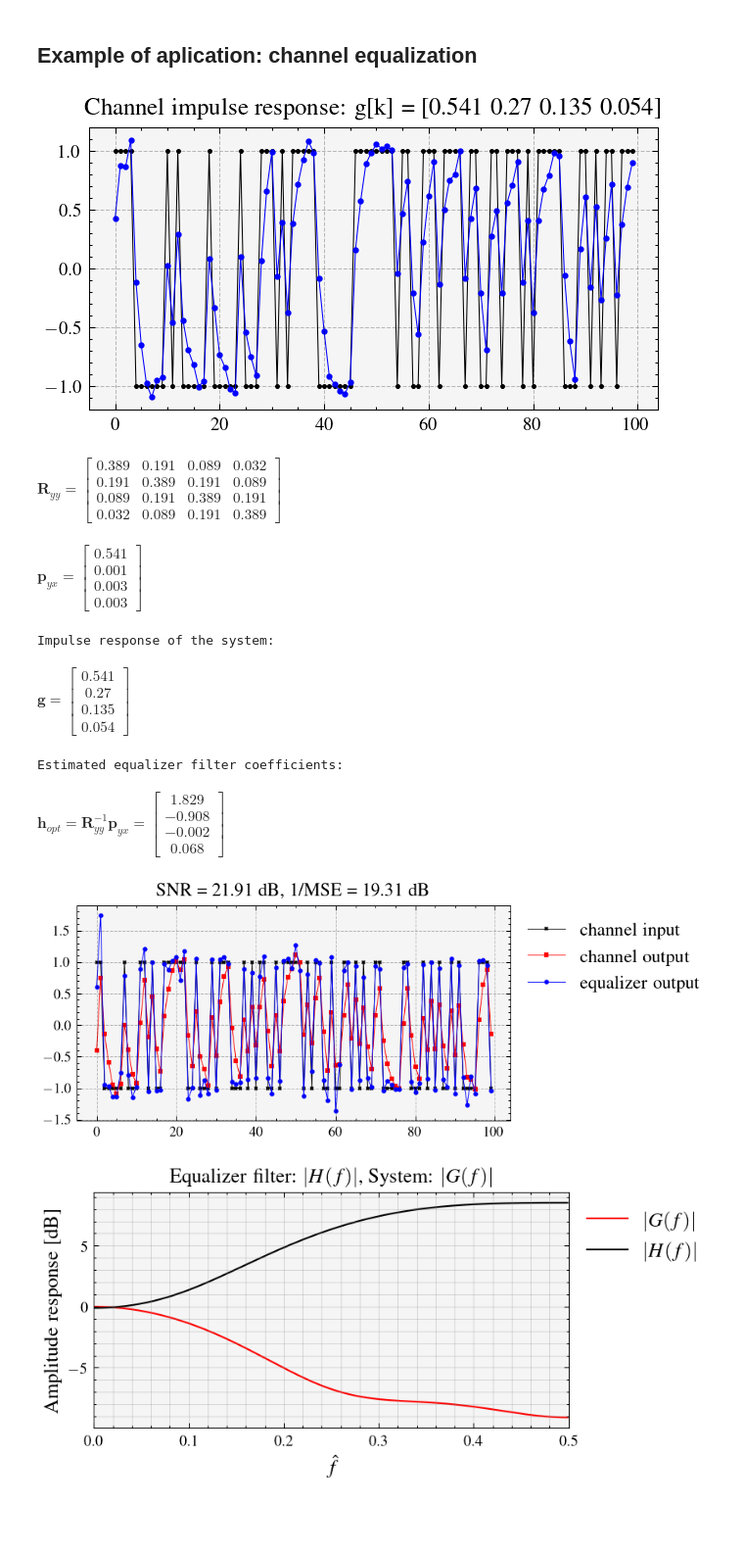
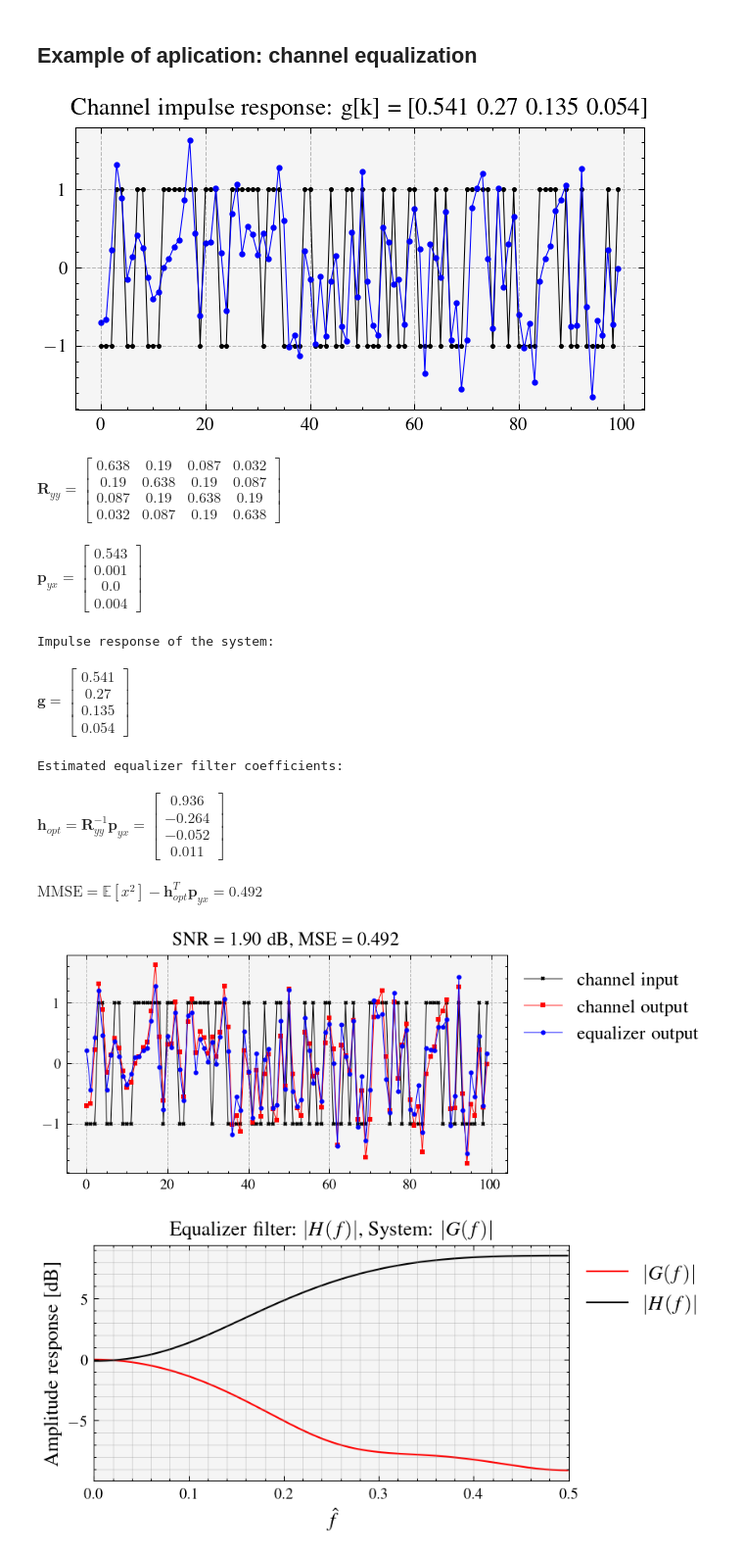
Before and after one commit to edsonportosilva/AdaptiveSignalProcessing, a Jupyter notebook: notebooks/4. Wiener filter.ipynb, the cells around one changed output. Shown at 98% size. Saved outputs shown, nothing was run; the diff lists cells and outputs as text; code cells hidden in the pictures; blank space fills up the shorter version.

```diff
--- a/notebooks/4. Wiener filter.ipynb
+++ b/notebooks/4. Wiener filter.ipynb
@@ -194,56 +197,59 @@ $\displaystyle \boldsymbol{h}_{opt} =  \boldsymbol{R}_{xx}^{-1}\boldsymbol{p}_{x
 ## Example of aplication: channel equalization
 # %%
 nsamples = 100000
-σ2 = 0.0025 # noise variance
+σ2 = 0.25 # noise variance
 
 # Define input signal to the system
 x = 2*np.random.randint(0, 2, nsamples)-1
 
 # Define impulse response of the system
 g = np.array([1, 0.5, 0.25, 0.1])
 g = g/np.sum(g)
 
 # Convolve input signal with system's impulse response
 y = np.convolve(x, g,'same')
 y = np.roll(y, 1) # remove input-output delay
 
 # Generate noise and add noise to the systens output
 n = np.random.normal(0, np.sqrt(σ2), nsamples)
 y += n
 
 plt.plot(x[0:100],'-*k', label='system input')
 plt.plot(y[0:100],'-ob', label='system output');
 plt.title(f'Channel impulse response: g[k] = {g.round(3)}');
 
 plt.grid()
 # %% [output]
-[figure, old version]
+[figure, new version]
 # %%
 # Estimate correlation matrix R = E[y*y.T]
 R = estimate_correlation_matrix(y, 4)
 
 symdisp('\\boldsymbol{R}_{yy} = ', sp.Matrix(R), numDig=3)
 # %% [output]
-$\displaystyle \boldsymbol{R}_{yy} = \left[\begin{matrix}0.389 & 0.191 & 0.089 & 0.032\\0.191 & 0.389 & 0.191 & 0.089\\0.089 & 0.191 & 0.389 & 0.191\\0.032 & 0.089 & 0.191 & 0.389\end{matrix}\right]\;\mathrm{ }$
+$\displaystyle \boldsymbol{R}_{yy} = \left[\begin{matrix}0.638 & 0.19 & 0.087 & 0.032\\0.19 & 0.638 & 0.19 & 0.087\\0.087 & 0.19 & 0.638 & 0.19\\0.032 & 0.087 & 0.19 & 0.638\end{matrix}\right]\;\mathrm{ }$
 # %%
 # Estimate cross correlation matrix R = E[x*y]
 p = estimate_cross_correlation(y, x, 4)
 
 symdisp('\\boldsymbol{p}_{yx} = ', sp.Matrix(p), numDig=3)
 # %% [output]
-$\displaystyle \boldsymbol{p}_{yx} = \left[\begin{matrix}0.541\\0.001\\0.003\\0.003\end{matrix}\right]\;\mathrm{ }$
+$\displaystyle \boldsymbol{p}_{yx} = \left[\begin{matrix}0.543\\0.001\\0.0\\0.004\end{matrix}\right]\;\mathrm{ }$
 # %%
 h_opt = np.linalg.inv(R)@p
+mmse = np.mean(x**2) - (h_opt.T)@p
 
 print('Impulse response of the system:')
 symdisp('\\boldsymbol{g} = ', sp.Matrix(g), numDig=3)
 print('Estimated equalizer filter coefficients:')
 symdisp('\\boldsymbol{h}_{opt} =  \\boldsymbol{R}_{yy}^{-1}\\boldsymbol{p}_{yx} =', sp.Matrix(h_opt), numDig=3)
+symdisp('\\mathrm{MMSE} = \\mathbb{E}[x^2] - \\boldsymbol{h}_{opt}^{T}\\boldsymbol{p}_{yx} =', sp.Matrix([mmse])[0], numDig=3)
 # %% [output]
 Impulse response of the system:
 $\displaystyle \boldsymbol{g} = \left[\begin{matrix}0.541\\0.27\\0.135\\0.054\end{matrix}\right]\;\mathrm{ }$
 Estimated equalizer filter coefficients:
-$\displaystyle \boldsymbol{h}_{opt} =  \boldsymbol{R}_{yy}^{-1}\boldsymbol{p}_{yx} =\left[\begin{matrix}1.829\\-0.908\\-0.002\\0.068\end{matrix}\right]\;\mathrm{ }$
+$\displaystyle \boldsymbol{h}_{opt} =  \boldsymbol{R}_{yy}^{-1}\boldsymbol{p}_{yx} =\left[\begin{matrix}0.936\\-0.264\\-0.052\\0.011\end{matrix}\right]\;\mathrm{ }$
+$\displaystyle \mathrm{MMSE} = \mathbb{E}[x^2] - \boldsymbol{h}_{opt}^{T}\boldsymbol{p}_{yx} =0.492\;\mathrm{ }$
 # %%
 # Convolve input signal with equalizer impulse response
 x_hat = np.convolve(y, h_opt, 'same')
@@ -252,11 +258,11 @@ x_hat = np.roll(x_hat, 1) # remove input-output delay
 plt.plot(x[0:100],'-xk', label='channel input')
 plt.plot(y[0:100],'-sr', label='channel output')
 plt.plot(x_hat[0:100],'-ob', label='equalizer output');
-plt.title(f' SNR = {10*np.log10(np.mean((y-n)**2)/np.mean(n**2)):.2f} dB, 1/MSE = {10*np.log10(1/np.mean((x-x_hat)**2)):.2f} dB')
+plt.title(f' SNR = {10*np.log10(np.mean((y-n)**2)/np.mean(n**2)):.2f} dB, MSE = {np.mean((x-x_hat)**2):.3f}')
 plt.legend(bbox_to_anchor=(1, 1));
 plt.grid()
 # %% [output]
-[figure, old version]
+[figure, new version]
 # %%
 from scipy.signal import freqz
 
```
Also changed, not shown: parts of 5 cells of this notebook.
